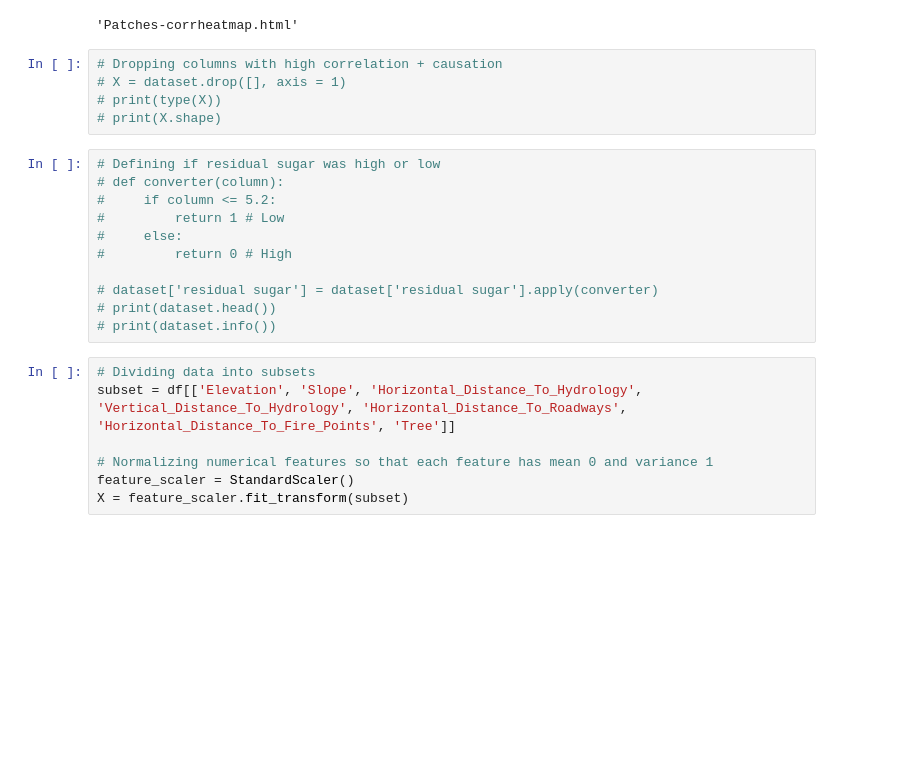
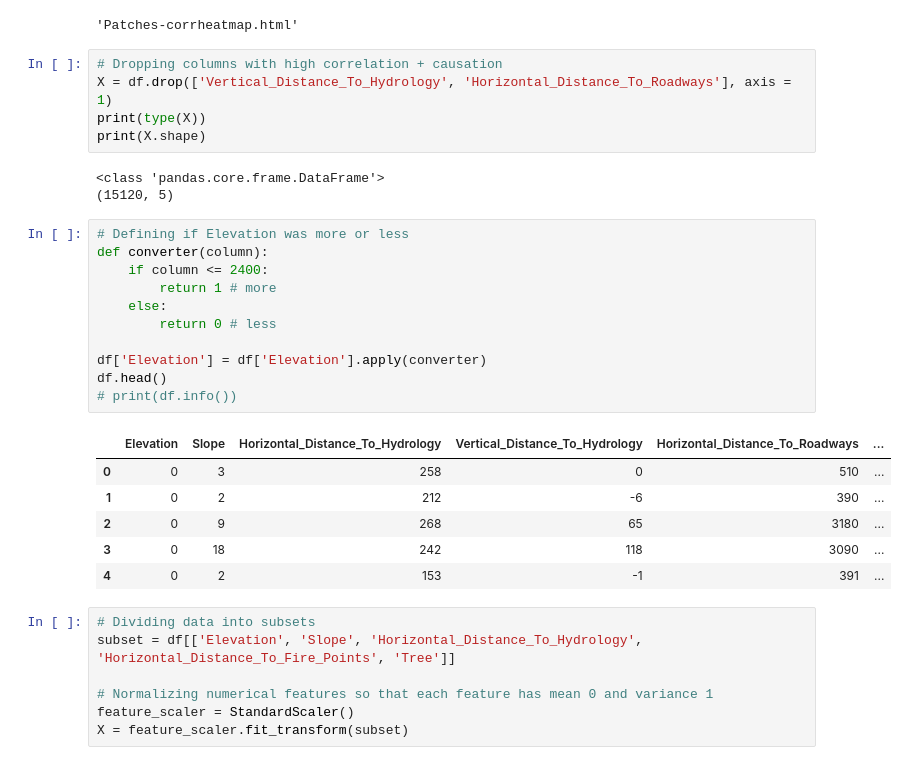
Before and after one commit to mayurvaishnav/data-visualization, a Jupyter notebook: notebooks/Analysis-patches.ipynb, the cells around one changed output. Drawn from its saved outputs; the diff is of its cells as text; blank space fills up the shorter version.

```diff
--- a/notebooks/Analysis-patches.ipynb
+++ b/notebooks/Analysis-patches.ipynb
@@ -100,23 +89,33 @@ offline.plot(figure,filename='Patches-corrheatmap.html')
 'Patches-corrheatmap.html'
 # %%
 # Dropping columns with high correlation + causation
-# X = dataset.drop([], axis = 1)
-# print(type(X))
-# print(X.shape)
+X = df.drop(['Vertical_Distance_To_Hydrology', 'Horizontal_Distance_To_Roadways'], axis = 1)
+print(type(X))
+print(X.shape)
+# %% [output]
+<class 'pandas.core.frame.DataFrame'>
+(15120, 5)
 # %%
-# Defining if residual sugar was high or low
-# def converter(column):
-#     if column <= 5.2:
-#         return 1 # Low
-#     else:
-#         return 0 # High
+# Defining if Elevation was more or less
+def converter(column):
+    if column <= 2400:
+        return 1 # more
+    else:
+        return 0 # less
 
-# dataset['residual sugar'] = dataset['residual sugar'].apply(converter)
-# print(dataset.head())
-# print(dataset.info())
+df['Elevation'] = df['Elevation'].apply(converter)
+df.head()
+# print(df.info())
+# %% [output]
+|  | Elevation | Slope | Horizontal_Distance_To_Hydrology | Vertical_Distance_To_Hydrology | Horizontal_Distance_To_Roadways | ... |
+| 0 | 0 | 3 | 258 | 0 | 510 | ... |
+| 1 | 0 | 2 | 212 | -6 | 390 | ... |
+| 2 | 0 | 9 | 268 | 65 | 3180 | ... |
+| 3 | 0 | 18 | 242 | 118 | 3090 | ... |
+| 4 | 0 | 2 | 153 | -1 | 391 | ... |
 # %%
 # Dividing data into subsets
-subset = df[['Elevation', 'Slope', 'Horizontal_Distance_To_Hydrology', 'Vertical_Distance_To_Hydrology', 'Horizontal_Distance_To_Roadways', 'Horizontal_Distance_To_Fire_Points', 'Tree']]
+subset = df[['Elevation', 'Slope', 'Horizontal_Distance_To_Hydrology', 'Horizontal_Distance_To_Fire_Points', 'Tree']]
 
 # Normalizing numerical features so that each feature has mean 0 and variance 1
 feature_scaler = StandardScaler()
```
Also changed, not shown: parts of 5 cells of this notebook, 5 other files.
